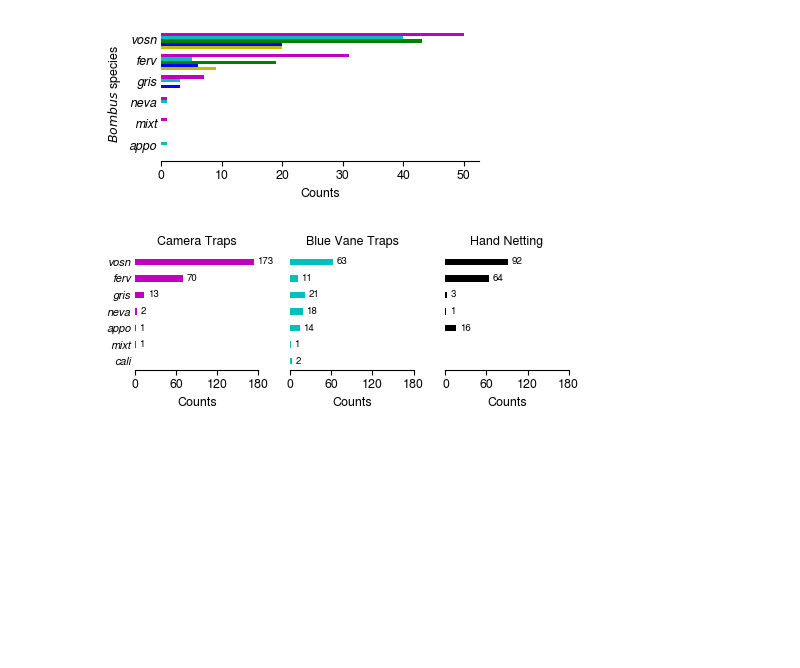
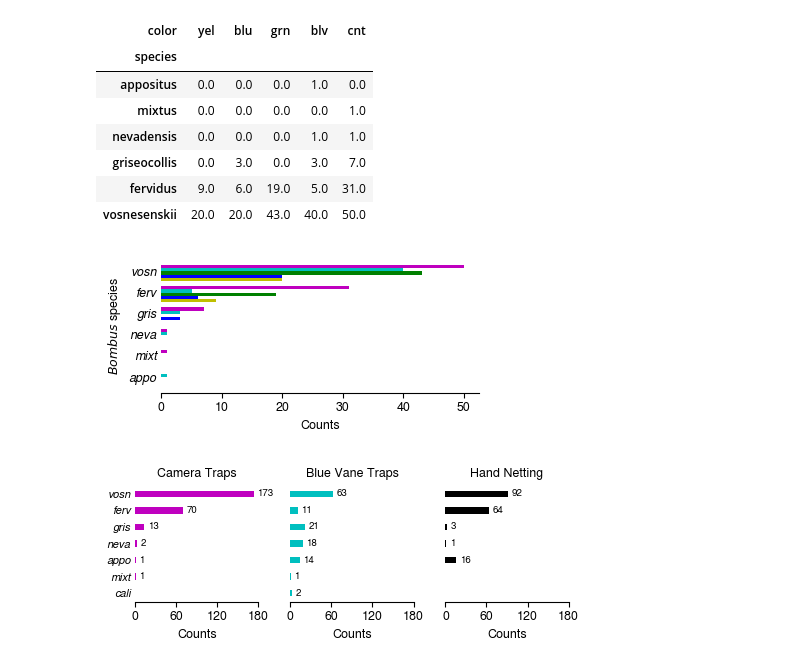
Before and after one commit to mparkergetz/bee_cam_data_processing, a Jupyter notebook: nb4_process_community_data.ipynb, the cells around one changed output. Saved outputs shown, nothing was run; the diff lists cells and outputs as text; code cells hidden in the pictures; blank space fills up the shorter version.

```diff
--- a/nb4_process_community_data.ipynb
+++ b/nb4_process_community_data.ipynb
@@ -35,4 +26,15 @@ order = ['appositus', 'mixtus', 'nevadensis', 'griseocollis', 'fervidus', 'vosne
 color_order = ['yel','blu', 'grn','blv','cnt']
 species_col_wide = species_col_wide[color_order]
 species_col_wide = species_col_wide.reindex(order)
+# %%
+species_col_wide
+# %% [output]
+| color | yel | blu | grn | blv | cnt |
+| species |  |  |  |  |  |
+| appositus | 0.0 | 0.0 | 0.0 | 1.0 | 0.0 |
+| mixtus | 0.0 | 0.0 | 0.0 | 0.0 | 1.0 |
+| nevadensis | 0.0 | 0.0 | 0.0 | 1.0 | 1.0 |
+| griseocollis | 0.0 | 3.0 | 0.0 | 3.0 | 7.0 |
+| fervidus | 9.0 | 6.0 | 19.0 | 5.0 | 31.0 |
+| vosnesenskii | 20.0 | 20.0 | 43.0 | 40.0 | 50.0 |
 # %%
```
Also changed, not shown: parts of 7 cells of this notebook, 1 other file.
